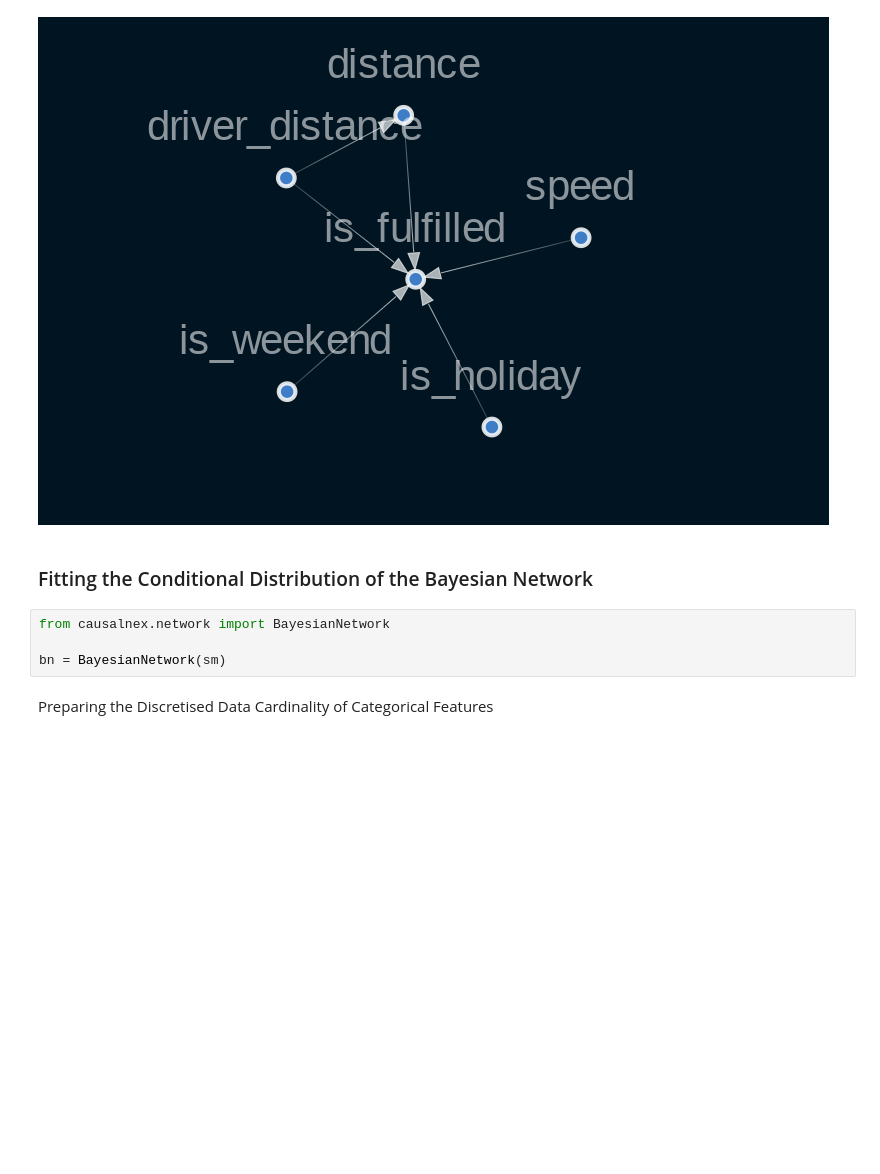
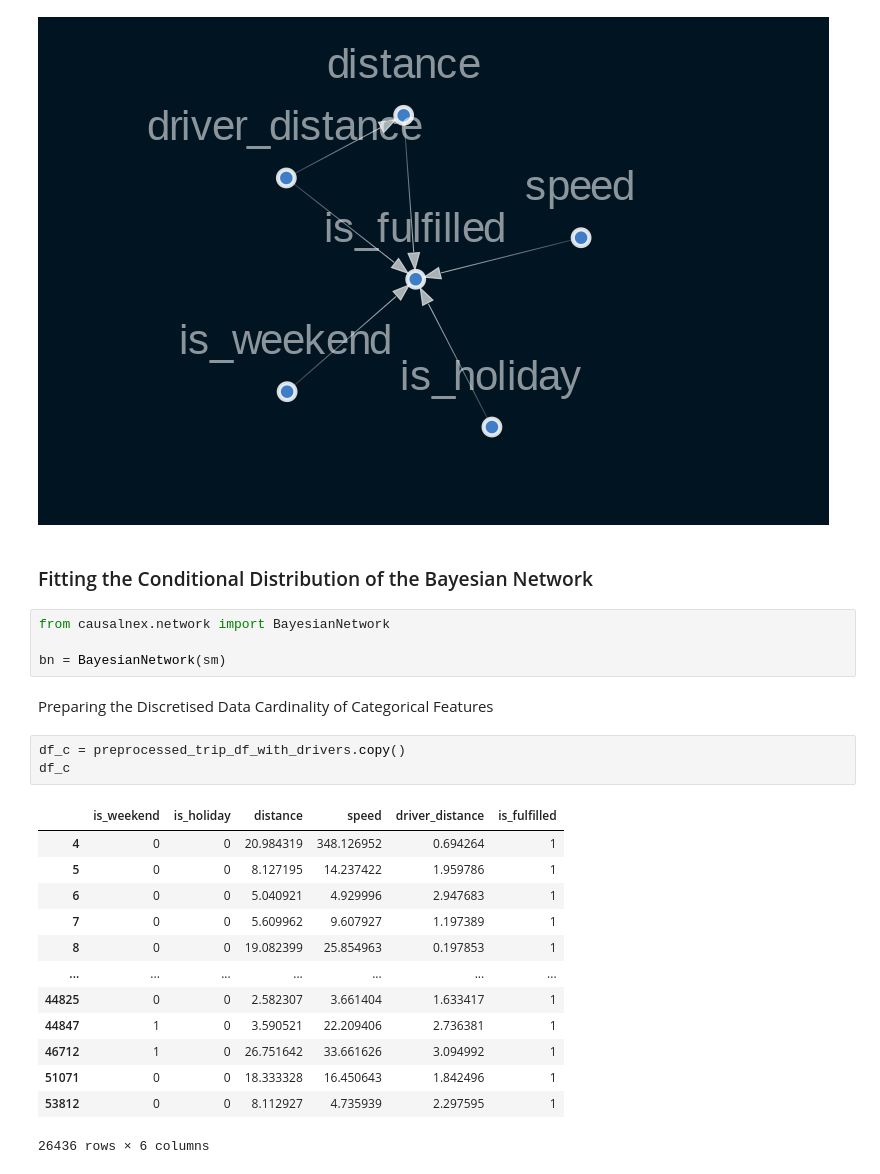
Before and after one commit to yonamg/Causal_Inference_Model, a Jupyter notebook: notebook/Causality.ipynb, the cells around one changed output. Cells and saved outputs as stored; diff of their text form; blank space fills up the shorter version.

```diff
--- a/notebook/Causality.ipynb
+++ b/notebook/Causality.ipynb
@@ -351,3 +351,20 @@ bn = BayesianNetwork(sm)
 # %% [markdown]
 Preparing the Discretised Data
 Cardinality of Categorical Features
+# %%
+df_c = preprocessed_trip_df_with_drivers.copy()
+df_c
+# %% [output]
+|  | is_weekend | is_holiday | distance | speed | driver_distance | is_fulfilled |
+| 4 | 0 | 0 | 20.984319 | 348.126952 | 0.694264 | 1 |
+| 5 | 0 | 0 | 8.127195 | 14.237422 | 1.959786 | 1 |
+| 6 | 0 | 0 | 5.040921 | 4.929996 | 2.947683 | 1 |
+| 7 | 0 | 0 | 5.609962 | 9.607927 | 1.197389 | 1 |
+| 8 | 0 | 0 | 19.082399 | 25.854963 | 0.197853 | 1 |
+| ... | ... | ... | ... | ... | ... | ... |
+| 44825 | 0 | 0 | 2.582307 | 3.661404 | 1.633417 | 1 |
+| 44847 | 1 | 0 | 3.590521 | 22.209406 | 2.736381 | 1 |
+| 46712 | 1 | 0 | 26.751642 | 33.661626 | 3.094992 | 1 |
+| 51071 | 0 | 0 | 18.333328 | 16.450643 | 1.842496 | 1 |
+| 53812 | 0 | 0 | 8.112927 | 4.735939 | 2.297595 | 1 |
+26436 rows × 6 columns
```
Also changed, not shown: parts of 10 cells of this notebook.
